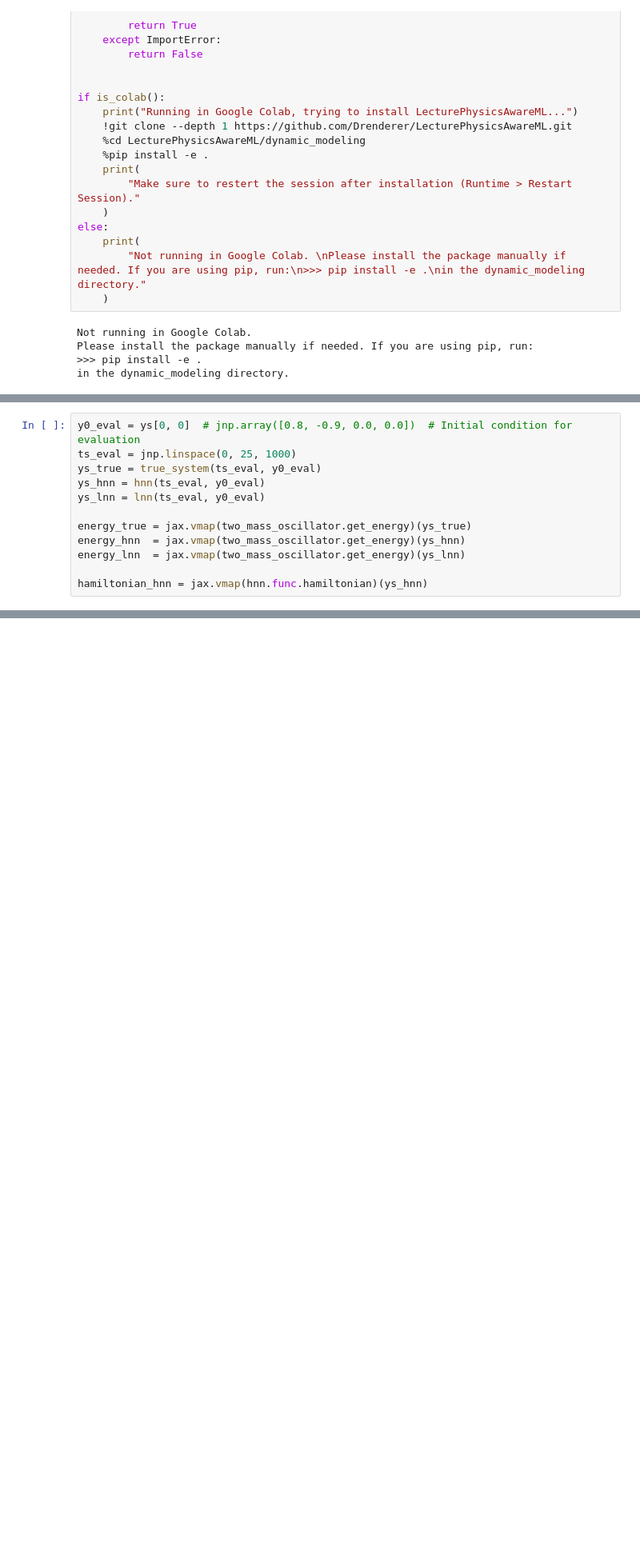
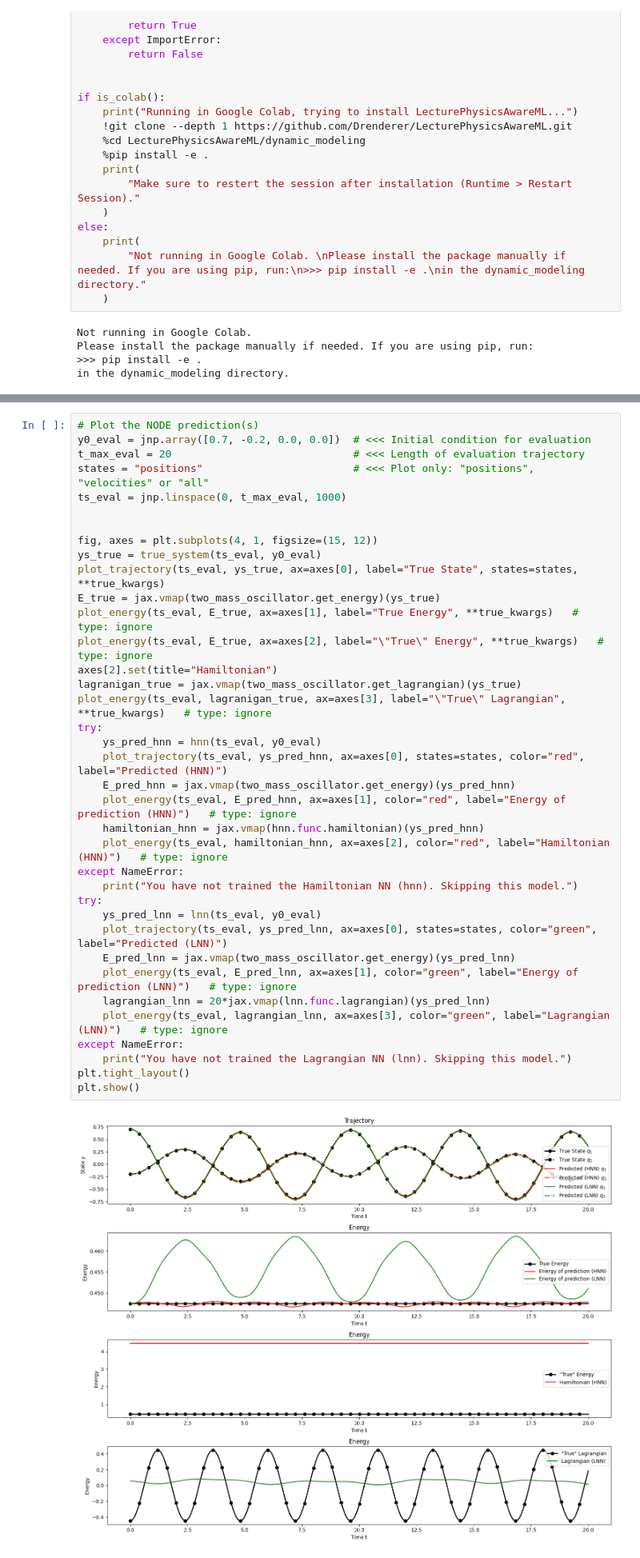
Before and after one commit to Drenderer/LecturePhysicsAwareML, a Jupyter notebook: dynamic_modeling/notebooks/two_mass_oscillator.ipynb, the cells around one changed output, grey strips where cells are left out. Shown at 80% size. Cells and saved outputs as stored; diff of their text form; blank space fills up the shorter version.

```diff
--- a/dynamic_modeling/notebooks/two_mass_oscillator.ipynb
+++ b/dynamic_modeling/notebooks/two_mass_oscillator.ipynb
@@ -358,12 +288,0 @@ Training took: 0:00:19.793915
-# %%
-y0_eval = ys[0, 0]  # jnp.array([0.8, -0.9, 0.0, 0.0])  # Initial condition for evaluation
-ts_eval = jnp.linspace(0, 25, 1000)
-ys_true = true_system(ts_eval, y0_eval)
-ys_hnn = hnn(ts_eval, y0_eval)
-ys_lnn = lnn(ts_eval, y0_eval)
-
-energy_true = jax.vmap(two_mass_oscillator.get_energy)(ys_true)
-energy_hnn  = jax.vmap(two_mass_oscillator.get_energy)(ys_hnn)
-energy_lnn  = jax.vmap(two_mass_oscillator.get_energy)(ys_lnn)
-
-hamiltonian_hnn = jax.vmap(hnn.func.hamiltonian)(ys_hnn)
@@ -415,0 +289,39 @@ plt.show()
+# %%
+# Plot the NODE prediction(s)
+y0_eval = jnp.array([0.7, -0.2, 0.0, 0.0])  # <<< Initial condition for evaluation
+t_max_eval = 20                             # <<< Length of evaluation trajectory
+states = "positions"                        # <<< Plot only: "positions", "velocities" or "all"
+ts_eval = jnp.linspace(0, t_max_eval, 1000)
+
+
+fig, axes = plt.subplots(4, 1, figsize=(15, 12))
+ys_true = true_system(ts_eval, y0_eval)
+plot_trajectory(ts_eval, ys_true, ax=axes[0], label="True State", states=states, **true_kwargs)
+E_true = jax.vmap(two_mass_oscillator.get_energy)(ys_true)
+plot_energy(ts_eval, E_true, ax=axes[1], label="True Energy", **true_kwargs)   # type: ignore
+plot_energy(ts_eval, E_true, ax=axes[2], label="\"True\" Energy", **true_kwargs)   # type: ignore
+axes[2].set(title="Hamiltonian")
+lagranigan_true = jax.vmap(two_mass_oscillator.get_lagrangian)(ys_true)
+plot_energy(ts_eval, lagranigan_true, ax=axes[3], label="\"True\" Lagrangian", **true_kwargs)   # type: ignore
+try:
+    ys_pred_hnn = hnn(ts_eval, y0_eval)
+    plot_trajectory(ts_eval, ys_pred_hnn, ax=axes[0], states=states, color="red", label="Predicted (HNN)")
+    E_pred_hnn = jax.vmap(two_mass_oscillator.get_energy)(ys_pred_hnn)
+    plot_energy(ts_eval, E_pred_hnn, ax=axes[1], color="red", label="Energy of prediction (HNN)")   # type: ignore
+    hamiltonian_hnn = jax.vmap(hnn.func.hamiltonian)(ys_pred_hnn)
+    plot_energy(ts_eval, hamiltonian_hnn, ax=axes[2], color="red", label="Hamiltonian (HNN)")   # type: ignore
+except NameError:
+    print("You have not trained the Hamiltonian NN (hnn). Skipping this model.")
+try:
+    ys_pred_lnn = lnn(ts_eval, y0_eval)
+    plot_trajectory(ts_eval, ys_pred_lnn, ax=axes[0], states=states, color="green", label="Predicted (LNN)")
+    E_pred_lnn = jax.vmap(two_mass_oscillator.get_energy)(ys_pred_lnn)
+    plot_energy(ts_eval, E_pred_lnn, ax=axes[1], color="green", label="Energy of prediction (LNN)")   # type: ignore
+    lagrangian_lnn = 20*jax.vmap(lnn.func.lagrangian)(ys_pred_lnn)
+    plot_energy(ts_eval, lagrangian_lnn, ax=axes[3], color="green", label="Lagrangian (LNN)")   # type: ignore
+except NameError:
+    print("You have not trained the Lagrangian NN (lnn). Skipping this model.")
+plt.tight_layout()
+plt.show()
+# %% [output]
+[figure, added]
```
Also changed, not shown: parts of 28 cells of this notebook, 2 other files.
